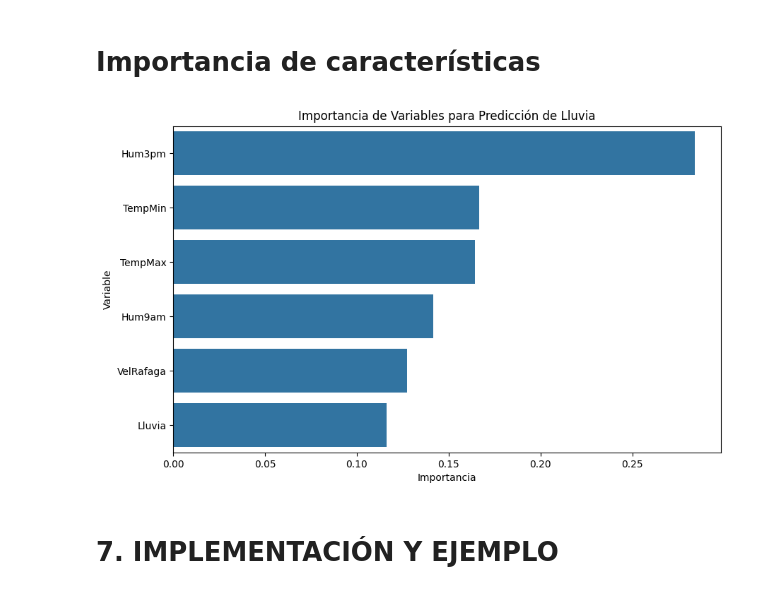
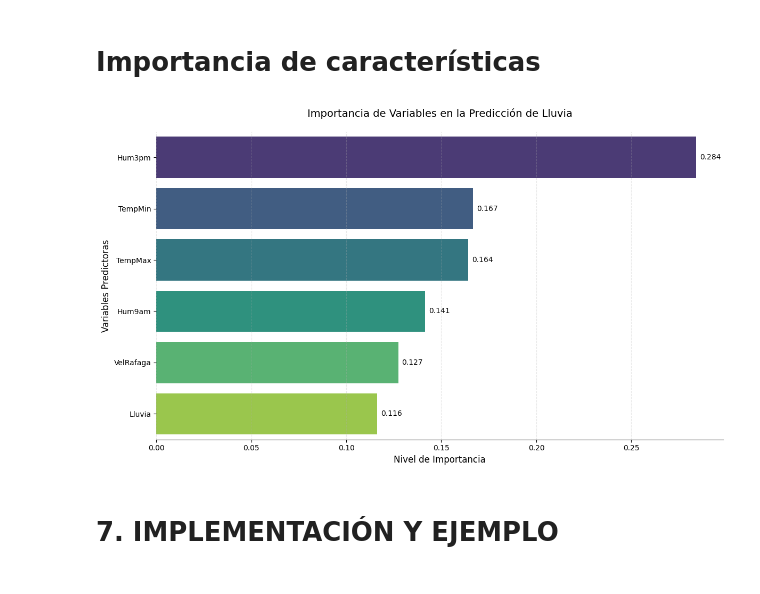
Before and after one commit to AntaresAnton/Examen-Mineria-Datos, a Jupyter notebook: ExamenTranversal_PatricioQuintanilla_ItaloBrignardello.ipynb, the cells around one changed output. Cells and saved outputs as stored; diff of their text form; code cells hidden in the pictures.

```diff
--- a/ExamenTranversal_PatricioQuintanilla_ItaloBrignardello.ipynb
+++ b/ExamenTranversal_PatricioQuintanilla_ItaloBrignardello.ipynb
@@ -284,18 +813,38 @@ weighted avg       0.83      0.84      0.83     28439
 # %% [markdown]
 # Importancia de características
 # %%
-
+# Crear DataFrame de importancia de características
 importancia = pd.DataFrame({
     'Variable': X.columns,
     'Importancia': rf_model.feature_importances_
 }).sort_values('Importancia', ascending=False)
 
-plt.figure(figsize=(10, 6))
-sns.barplot(data=importancia, x='Importancia', y='Variable')
-plt.title('Importancia de Variables para Predicción de Lluvia')
+# Crear visualización mejorada
+plt.figure(figsize=(12, 7))
+ax = sns.barplot(data=importancia,
+                x='Importancia',
+                y='Variable',
+                palette='viridis',
+                orient='h')
+
+# Personalización del gráfico
+plt.title('Importancia de Variables en la Predicción de Lluvia',
+         fontsize=14,
+         pad=20)
+plt.xlabel('Nivel de Importancia', fontsize=12)
+plt.ylabel('Variables Predictoras', fontsize=12)
+
+# Añadir valores precisos
+for i in ax.containers:
+    ax.bar_label(i, fmt='%.3f', padding=5)
+
+# Ajustes finales
+plt.grid(axis='x', alpha=0.3, linestyle='--')
+sns.despine(left=True)
+plt.tight_layout()
 plt.show()
 # %% [output]
-[figure, old version]
+[figure, new version]
 # %% [markdown]
 # 7. IMPLEMENTACIÓN Y EJEMPLO
 # %%
```
Also changed, not shown: parts of 27 cells of this notebook.
